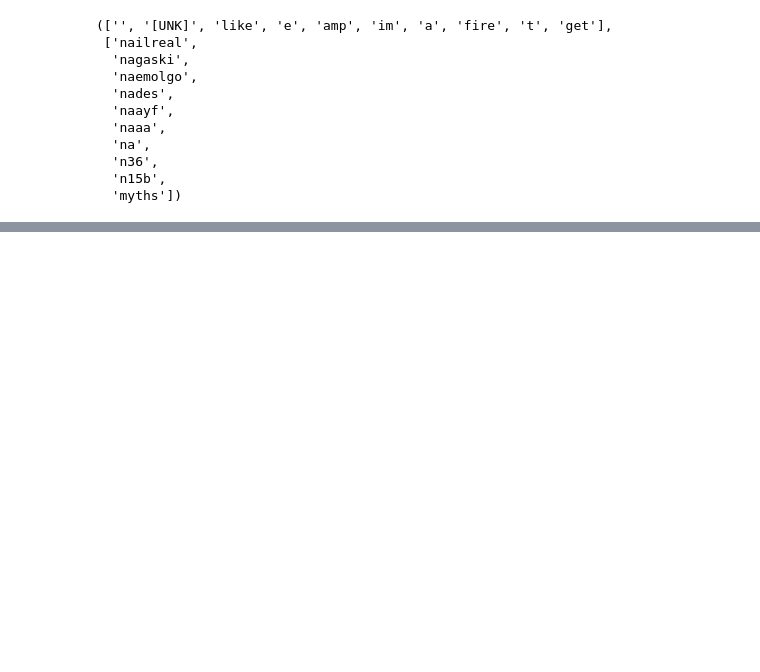
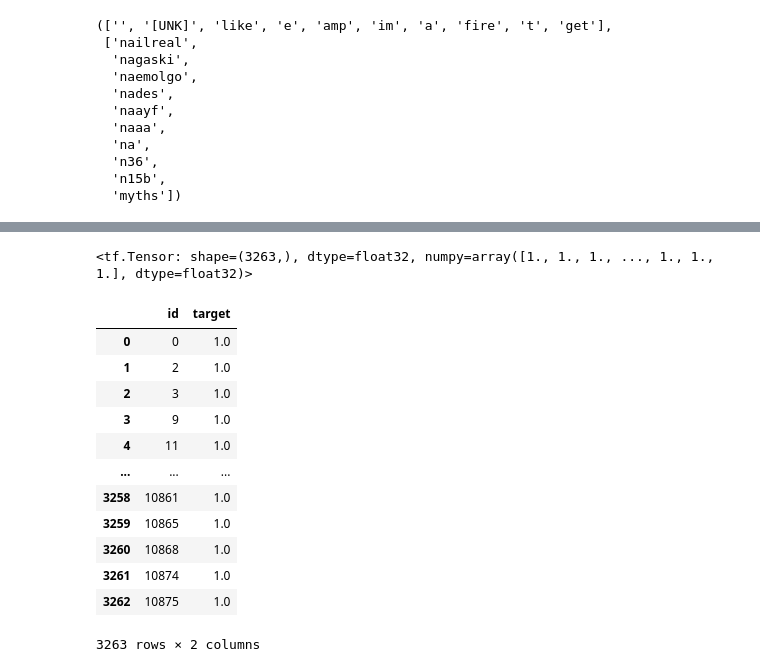
Before and after one commit to Hari31416/Portfolio, a Jupyter notebook: ML/Disaster_Tweets/modeling.ipynb, the cells around one changed output, grey strips where cells are left out. Drawn from its saved outputs; the diff is of its cells as text; code cells hidden in the pictures; blank space fills up the shorter version.

Commit message:
Added best results and done modeling for NLP

```diff
--- a/ML/Disaster_Tweets/modeling.ipynb
+++ b/ML/Disaster_Tweets/modeling.ipynb
@@ -21,3 +50,5 @@ id = test_original["id"]
+# %%
+id = test["id"]
 # %%
 train_text = train["text"]
 test_text = test["text"]
@@ -185,0 +835,3 @@ _________________________________________________________________
+# %%
+best_model = tf.keras.models.load_model("tweets/final")
+best_model.evaluate(test_dataset)
@@ -185,0 +846,24 @@ _________________________________________________________________
+# %%
+preds = best_model.predict(test_text)
+# %%
+preds_final = tf.squeeze(tf.round(preds))
+preds_final
+# %% [output]
+<tf.Tensor: shape=(3263,), dtype=float32, numpy=array([1., 1., 1., ..., 1., 1., 1.], dtype=float32)>
+# %%
+sub = pd.DataFrame({"id": id, "target": preds_final})
+sub
+# %% [output]
+|  | id | target |
+| 0 | 0 | 1.0 |
+| 1 | 2 | 1.0 |
+| 2 | 3 | 1.0 |
+| 3 | 9 | 1.0 |
+| 4 | 11 | 1.0 |
+| ... | ... | ... |
+| 3258 | 10861 | 1.0 |
+| 3259 | 10865 | 1.0 |
+| 3260 | 10868 | 1.0 |
+| 3261 | 10874 | 1.0 |
+| 3262 | 10875 | 1.0 |
+3263 rows × 2 columns
```
Also changed, not shown: parts of 73 cells of this notebook, 7 other files.
